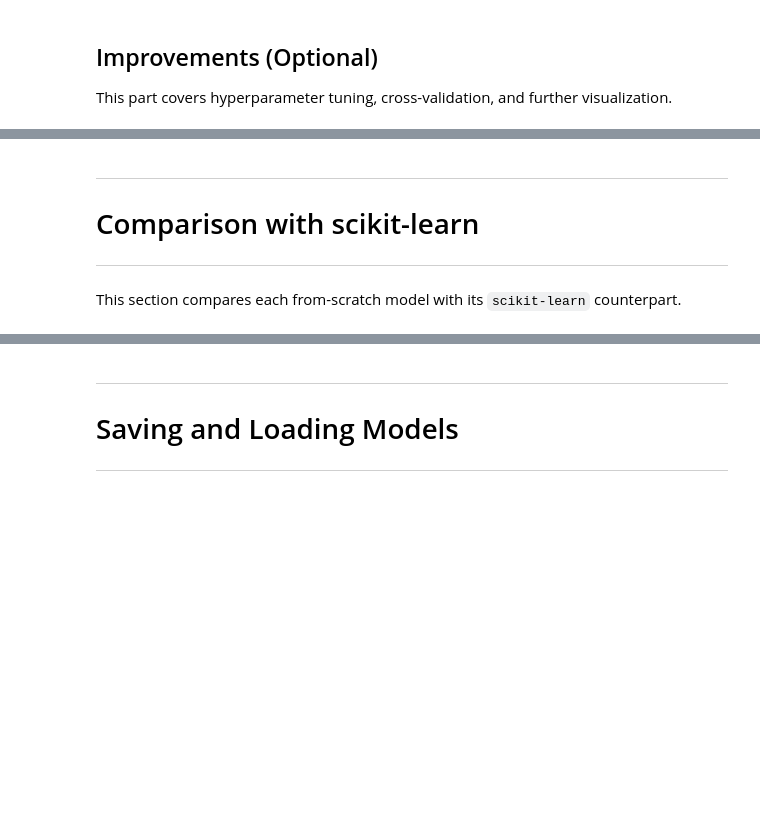
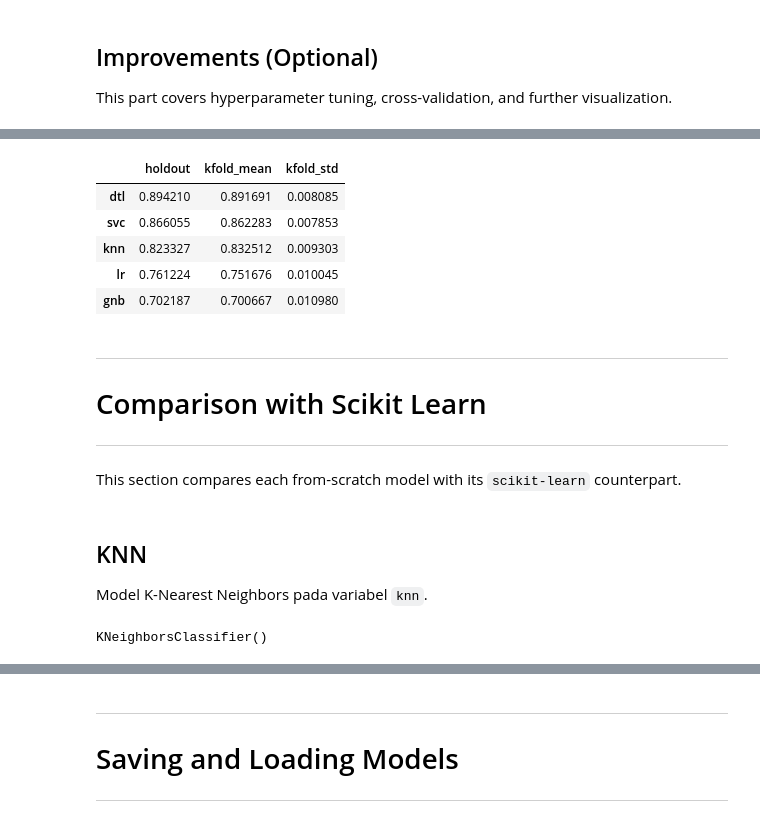
Before and after one commit to aufafaza/IF3170_G11_besokaja, a Jupyter notebook: Notebook.ipynb, the cells around one changed output, grey strips where cells are left out. Drawn from its saved outputs; the diff is of its cells as text; code cells hidden in the pictures; blank space fills up the shorter version.

```diff
--- a/Notebook.ipynb
+++ b/Notebook.ipynb
@@ -651,0 +742,16 @@ This part covers hyperparameter tuning, cross-validation, and further visualizat
+# %%
+gridDTL = {
+    'min_samples_split' : [10, 30, 60, 70],
+    'max_depth' : [10, 40, 100],
+}
+# %%
+gridLR = {
+    'learning_rate': [0.1, 0.5, 1],
+    'n_iters': [50, 100, 300, 1000],
+}
+# %%
+knn_tuned = tune (models['knn'], gridKNN, X_train, y_train)
+dtl_tuned = tune(models['dtl'], gridDTL, X_train, y_train)
+# svc_tuned = tune(models['svc'], gridSVM, X_train, y_train)
+lr_tuned = tune(models['lr'], gridLR, X_train, y_train)
+# gnb_tuned = tune(models['gnb'], gridGNB, X_train, y_train)
@@ -652,7 +784,39 @@ This part covers hyperparameter tuning, cross-validation, and further visualizat
+# %%
+tuning_results = {
+    'knn': knn_tuned,
+    'dtl': dtl_tuned,
+    # 'svc': svc_tuned,
+    'lr': lr_tuned,
+    # 'gnb': gnb_tuned,
+}
+
+metric_columns = ['kfold_mean', 'kfold_std']
+tuned_models = {
+    name: clone(models[name]).set_params(
+        **result.drop(columns=metric_columns).iloc[0].to_dict()
+    )
+    for name, result in tuning_results.items()
+}
+
+kfold_table_tuned = kfold(tuned_models, X_train, y_train)
+kfold_table_tuned
+
+holdout_table_tuned = holdout(tuned_models, X_train, y_train, X_val, y_val)
+tuned_comparison = compare(holdout_table_tuned, kfold_table_tuned)
+
+best_model_name = tuned_comparison.index[0]
+tuned_comparison
+# %% [output]
+|  | holdout | kfold_mean | kfold_std |
+| dtl | 0.894210 | 0.891691 | 0.008085 |
+| svc | 0.866055 | 0.862283 | 0.007853 |
+| knn | 0.823327 | 0.832512 | 0.009303 |
+| lr | 0.761224 | 0.751676 | 0.010045 |
+| gnb | 0.702187 | 0.700667 | 0.010980 |
 # %% [markdown]
 ---
 
-# Comparison with scikit-learn <a name="8"></a>
+# Comparison with Scikit Learn <a name="8"></a>
 
 ---
 # %% [markdown]
@@ -659,0 +844,11 @@ This section compares each from-scratch model with its `scikit-learn` counterpar
+# %% [markdown]
+## KNN
+
+Model K-Nearest Neighbors pada variabel `knn`.
+
+<!-- Use n_neighbors 17 -->
+# %%
+knn_scikit = KNeighborsClassifier(5, metric="minkowski")
+knn_scikit
+# %% [output]
+KNeighborsClassifier()
```
Also changed, not shown: parts of 60 cells of this notebook.
